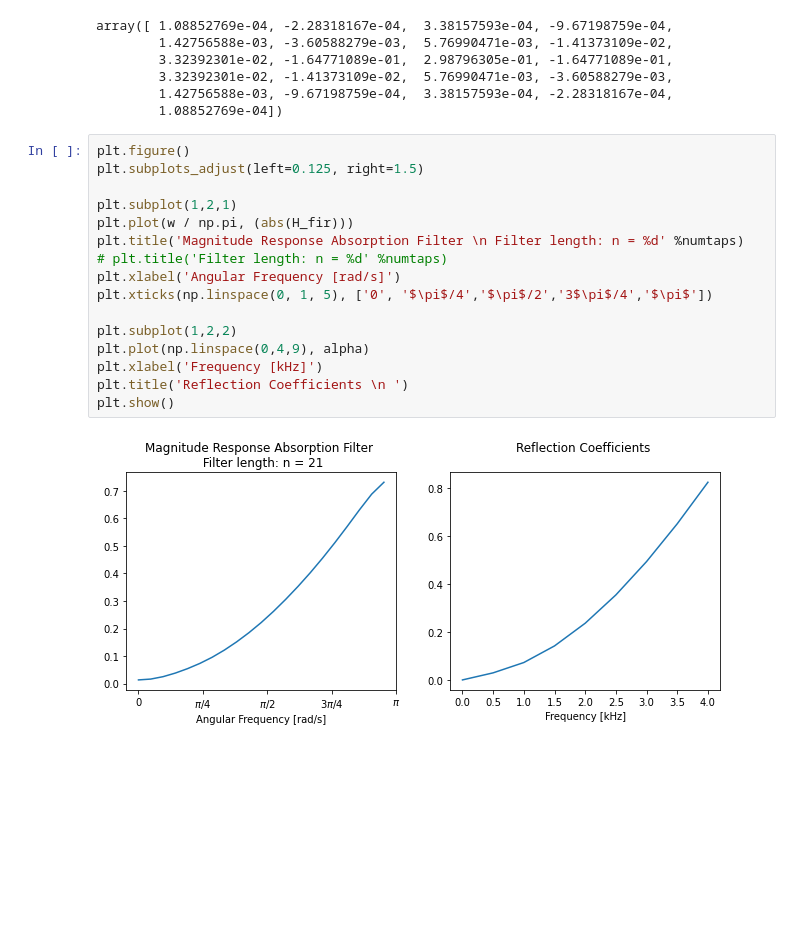
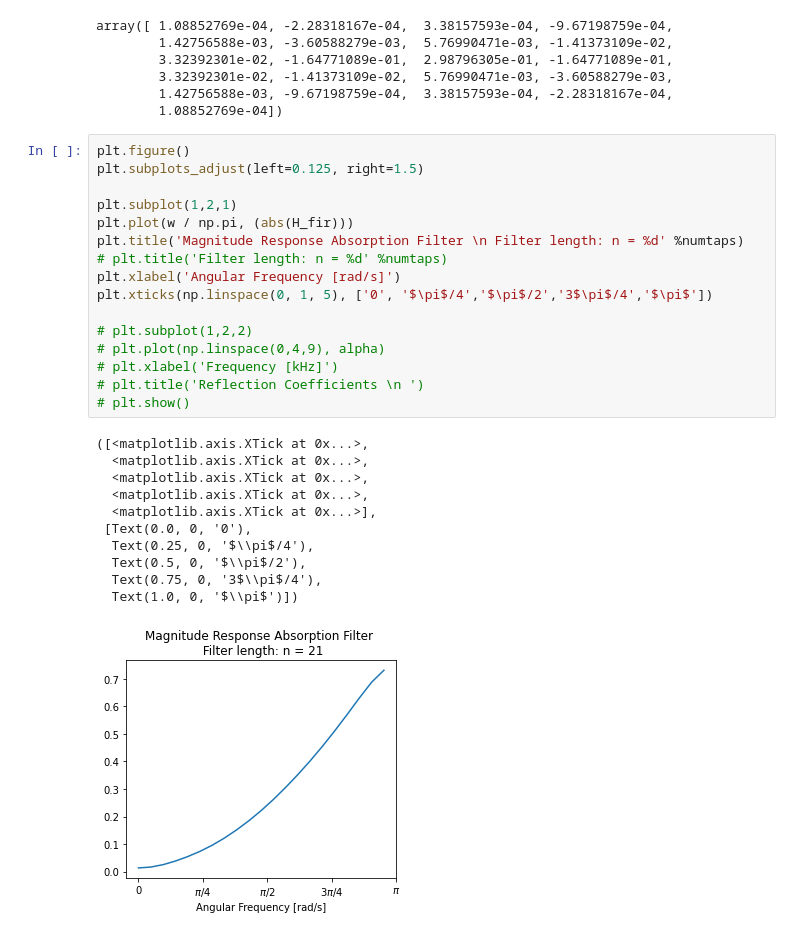
Before and after one commit to steDamiano/pyroadacoustics, a Jupyter notebook: research_notebooks/air_absorption.ipynb, the cells around one changed output. Saved outputs shown, nothing was run; the diff lists cells and outputs as text; blank space fills up the shorter version.

```diff
--- a/research_notebooks/air_absorption.ipynb
+++ b/research_notebooks/air_absorption.ipynb
@@ -54,18 +54,28 @@ array([ 1.08852769e-04, -2.28318167e-04,  3.38157593e-04, -9.67198759e-04,
 # %%
 plt.figure()
 plt.subplots_adjust(left=0.125, right=1.5)
 
 plt.subplot(1,2,1)
 plt.plot(w / np.pi, (abs(H_fir)))
 plt.title('Magnitude Response Absorption Filter \n Filter length: n = %d' %numtaps)
 # plt.title('Filter length: n = %d' %numtaps)
 plt.xlabel('Angular Frequency [rad/s]')
 plt.xticks(np.linspace(0, 1, 5), ['0', '$\pi$/4','$\pi$/2','3$\pi$/4','$\pi$'])
 
-plt.subplot(1,2,2)
-plt.plot(np.linspace(0,4,9), alpha)
-plt.xlabel('Frequency [kHz]')
-plt.title('Reflection Coefficients \n ')
-plt.show()
+# plt.subplot(1,2,2)
+# plt.plot(np.linspace(0,4,9), alpha)
+# plt.xlabel('Frequency [kHz]')
+# plt.title('Reflection Coefficients \n ')
+# plt.show()
 # %% [output]
+([<matplotlib.axis.XTick at 0x...>,
+  <matplotlib.axis.XTick at 0x...>,
+  <matplotlib.axis.XTick at 0x...>,
+  <matplotlib.axis.XTick at 0x...>,
+  <matplotlib.axis.XTick at 0x...>],
+ [Text(0.0, 0, '0'),
+  Text(0.25, 0, '$\\pi$/4'),
+  Text(0.5, 0, '$\\pi$/2'),
+  Text(0.75, 0, '3$\\pi$/4'),
+  Text(1.0, 0, '$\\pi$')])
-[figure, old version]
+[figure, new version]
```
Also changed, not shown: 13 other files.
